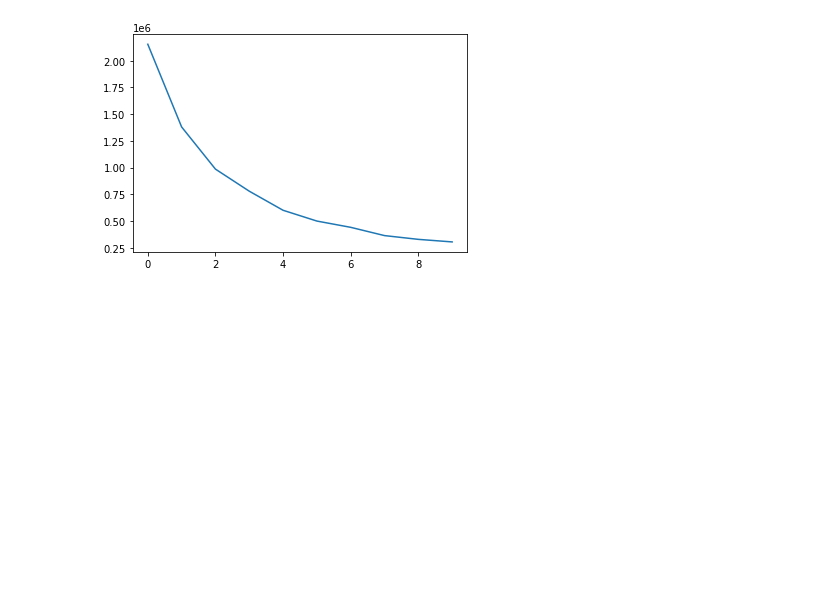
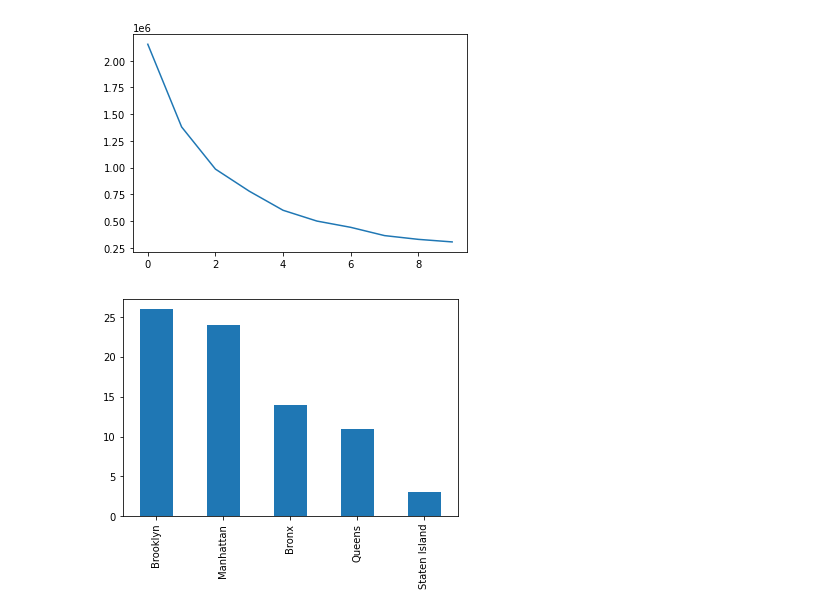
Before and after one commit to deanvogel/DataAnalyticsProject, a Jupyter notebook: test.ipynb, the cells around one changed output. Cells and saved outputs as stored; diff of their text form; code cells hidden in the pictures; blank space fills up the shorter version.

```diff
--- a/test.ipynb
+++ b/test.ipynb
@@ -101,3 +107,9 @@ plt.plot(x, y)
 # %% [output]
 [<matplotlib.lines.Line2D at 0x...>]
 [figure]
+# %%
+health = pd.read_csv("NYC_Health___Hospitals_patient_care_locations_-_2011.csv")
+# %%
+health["Borough"].value_counts().plot(kind='bar');
+# %% [output]
+[figure, added]
```
Also changed, not shown: parts of 6 cells of this notebook, 5 other files.
